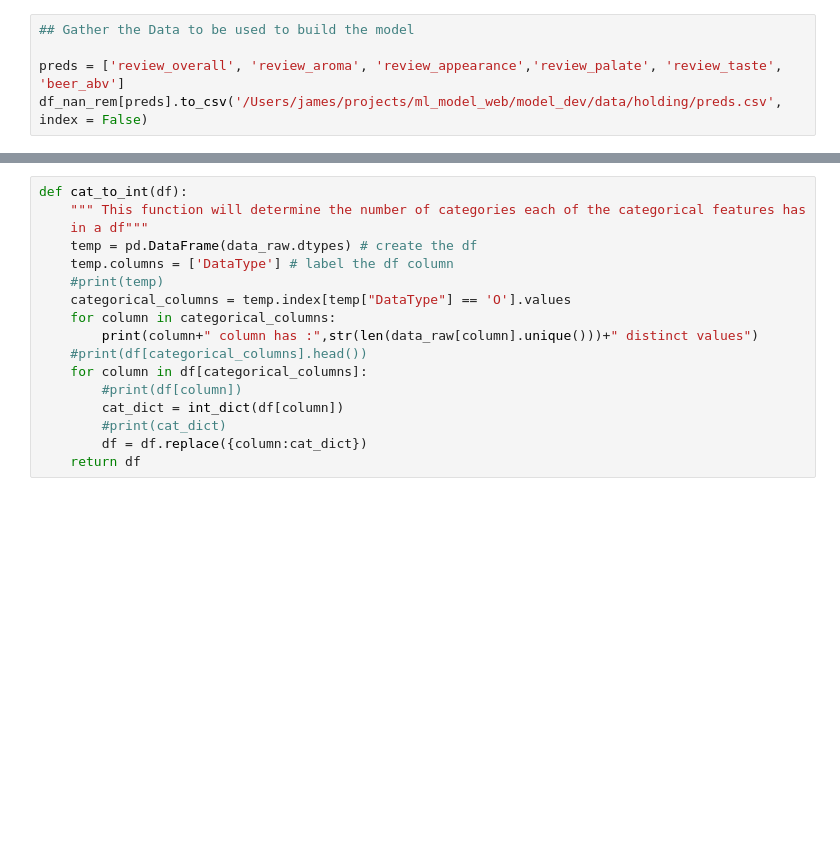
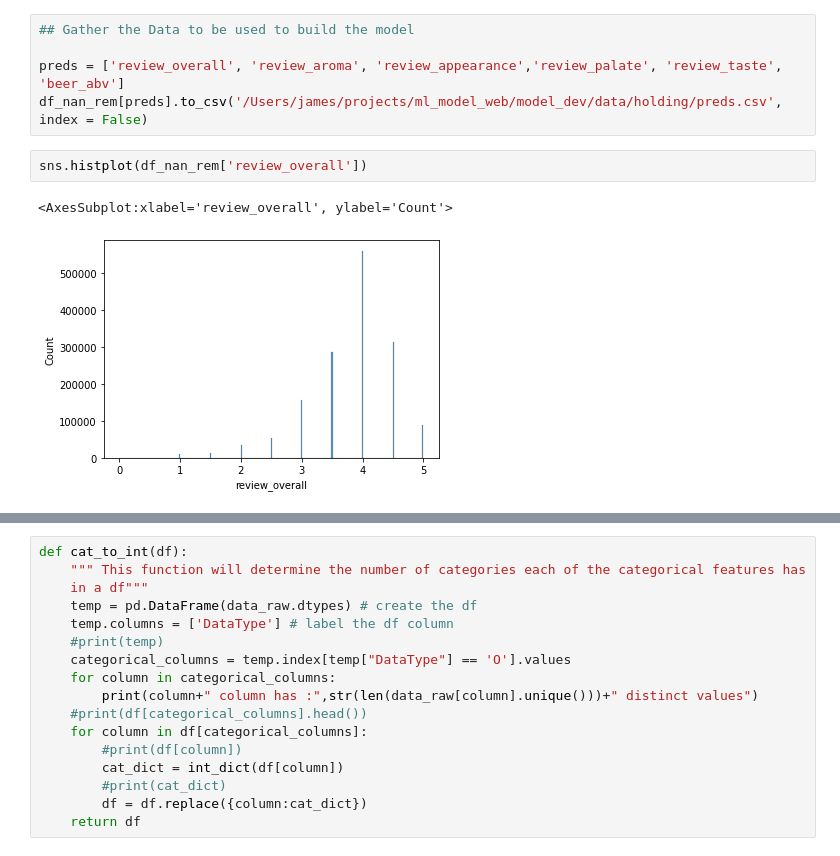
Before and after one commit to James-8212913/ml_deploy, a Jupyter notebook: model_dev/notebooks/eda.ipynb, the cells around one changed output, grey strips where cells are left out. Drawn from its saved outputs; the diff is of its cells as text; blank space fills up the shorter version.

```diff
--- a/model_dev/notebooks/eda.ipynb
+++ b/model_dev/notebooks/eda.ipynb
@@ -129,3 +134,8 @@ tgt.to_csv('/Users/james/projects/ml_model_web/model_dev/data/holding/tgt.csv',
 
 preds = ['review_overall', 'review_aroma', 'review_appearance','review_palate', 'review_taste', 'beer_abv']
 df_nan_rem[preds].to_csv('/Users/james/projects/ml_model_web/model_dev/data/holding/preds.csv', index = False)
+# %%
+sns.histplot(df_nan_rem['review_overall'])
+# %% [output]
+<AxesSubplot:xlabel='review_overall', ylabel='Count'>
+[figure, added]
```
Also changed, not shown: parts of 18 cells of this notebook, 1 other file.
